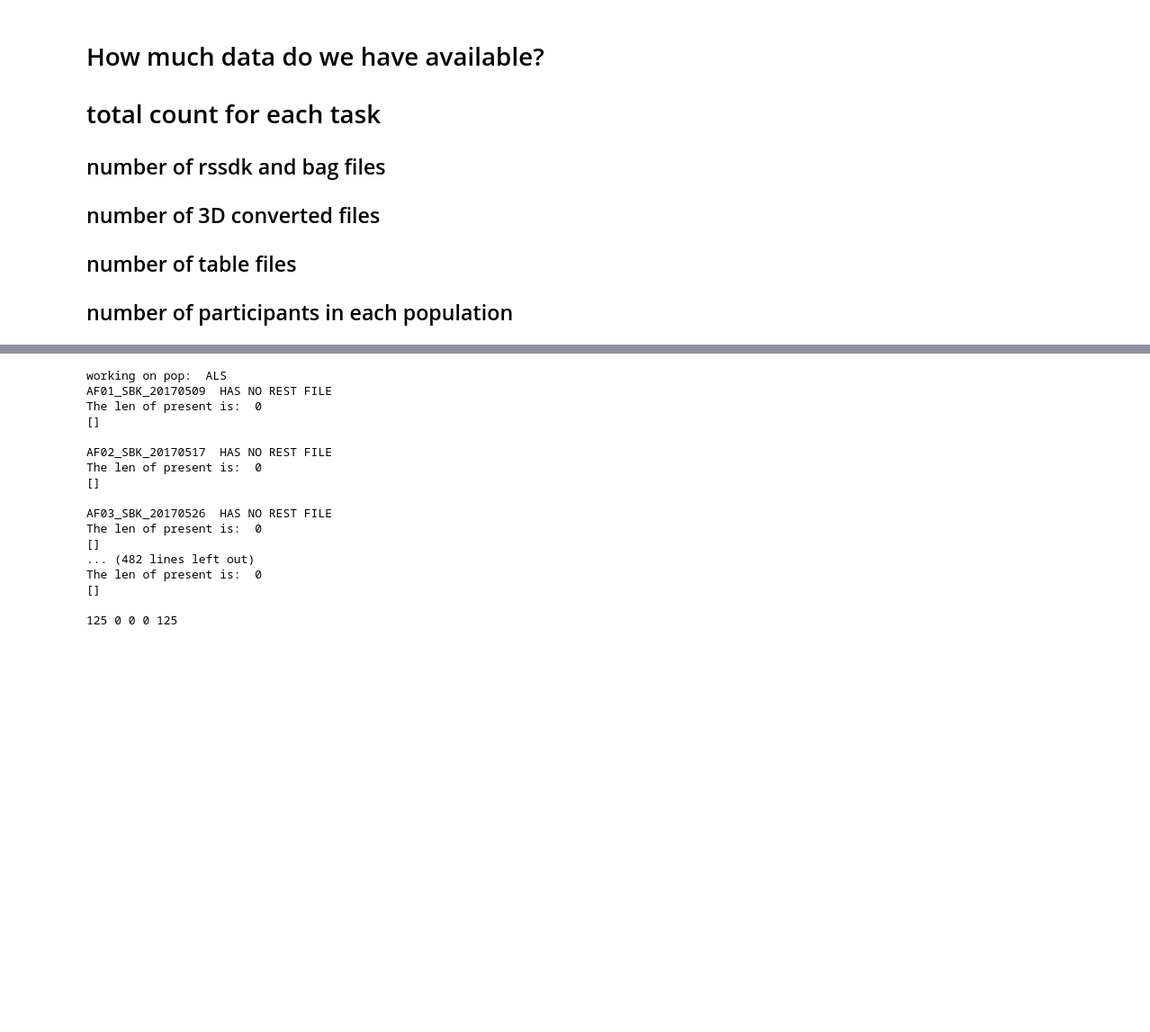
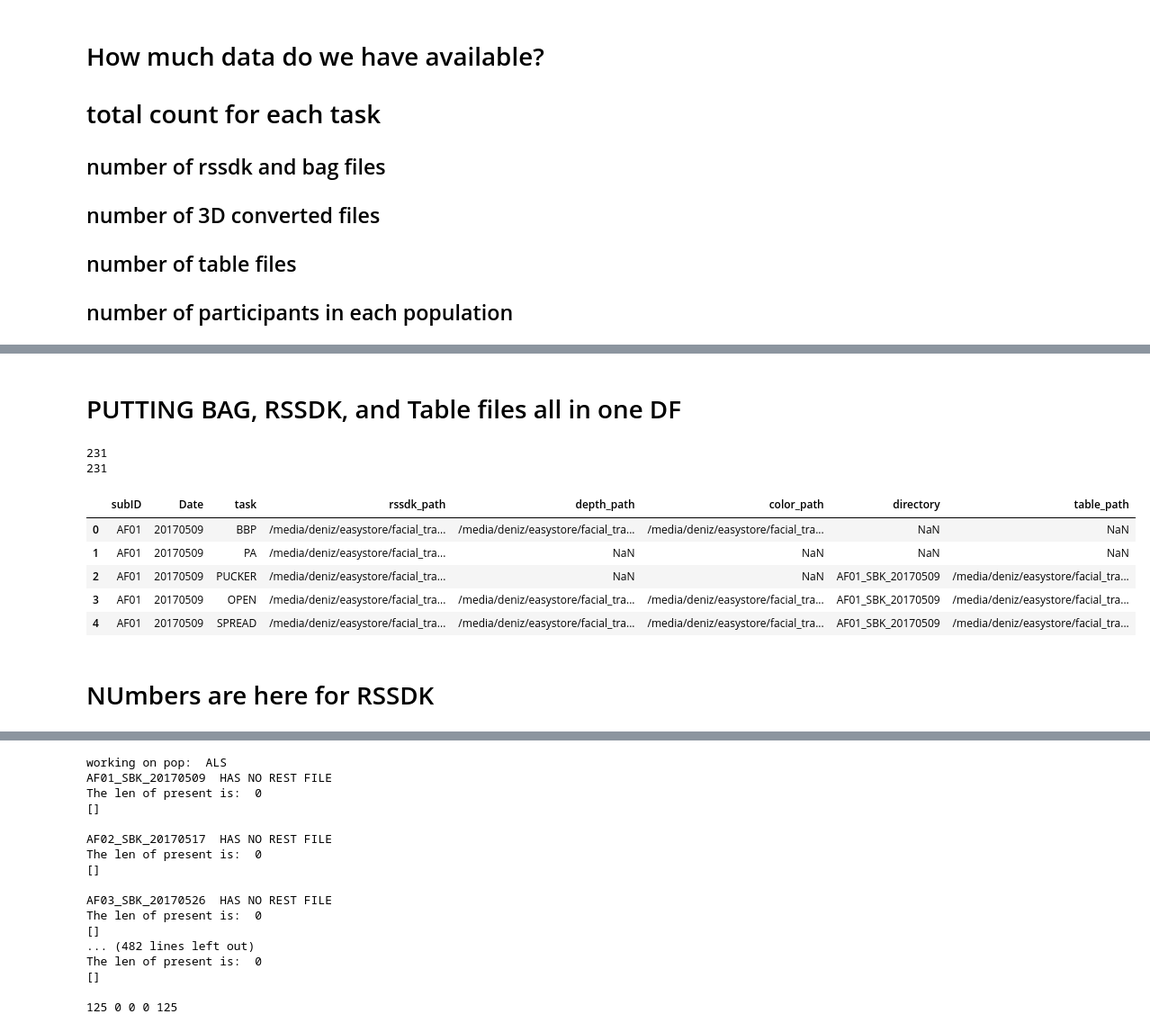
Before and after one commit to denizjafari/ClinicalScore, a Jupyter notebook: data_availability.ipynb, the cells around one changed output, grey strips where cells are left out. Shown at 90% size. Cells and saved outputs as stored; diff of their text form; code cells hidden in the pictures; blank space fills up the shorter version.

```diff
--- a/data_availability.ipynb
+++ b/data_availability.ipynb
@@ -292,0 +299,10 @@ NF27_TRI_20190912
+# %%
+header = ['subID','Date','task','directory','table_path']
+table_df = pd.DataFrame(columns=header)
+table_df['directory'] = table_dirs
+table_df['table_path'] = master_table
+table_df['subID'] = table_sub
+table_df['Date'] = table_date
+table_df['task'] = table_task
+print(len(table_df))
+table_df.head()
@@ -292,0 +411,9 @@ NF27_TRI_20190912
+# %%
+header = ['subID','Date','task','rssdk_path']
+rssdk_df = pd.DataFrame(columns=header)
+rssdk_df['task'] = rssdk_task
+rssdk_df['rssdk_path'] = master_rssdk
+rssdk_df['subID'] = rssdk_sub
+rssdk_df['Date'] = rssdk_date
+print(len(rssdk_df))
+rssdk_df.head()
@@ -292,0 +605,2 @@ NF27_TRI_20190912
+# %% [markdown]
+# PUTTING BAG, RSSDK, and Table files all in one DF
@@ -292,0 +618,18 @@ NF27_TRI_20190912
+# %%
+print(len(rssdk_df_full))
+
+rssdk_table_df = rssdk_df_full.merge(table_df, how= 'left', left_on=['subID','Date', 'task'], right_on=['subID','Date', 'task'])
+print(len(rssdk_df_full))
+
+rssdk_df_full.head()
+# %% [output]
+231
+231
+|  | subID | Date | task | rssdk_path | depth_path | color_path | directory | table_path |
+| 0 | AF01 | 20170509 | BBP | /media/deniz/easystore/facial_tra... | /media/deniz/easystore/facial_tra... | /media/deniz/easystore/facial_tra... | NaN | NaN |
+| 1 | AF01 | 20170509 | PA | /media/deniz/easystore/facial_tra... | NaN | NaN | NaN | NaN |
+| 2 | AF01 | 20170509 | PUCKER | /media/deniz/easystore/facial_tra... | NaN | NaN | AF01_SBK_20170509 | /media/deniz/easystore/facial_tra... |
+| 3 | AF01 | 20170509 | OPEN | /media/deniz/easystore/facial_tra... | /media/deniz/easystore/facial_tra... | /media/deniz/easystore/facial_tra... | AF01_SBK_20170509 | /media/deniz/easystore/facial_tra... |
+| 4 | AF01 | 20170509 | SPREAD | /media/deniz/easystore/facial_tra... | /media/deniz/easystore/facial_tra... | /media/deniz/easystore/facial_tra... | AF01_SBK_20170509 | /media/deniz/easystore/facial_tra... |
+# %% [markdown]
+# NUmbers are here for RSSDK
```
Also changed, not shown: parts of 27 cells of this notebook.
